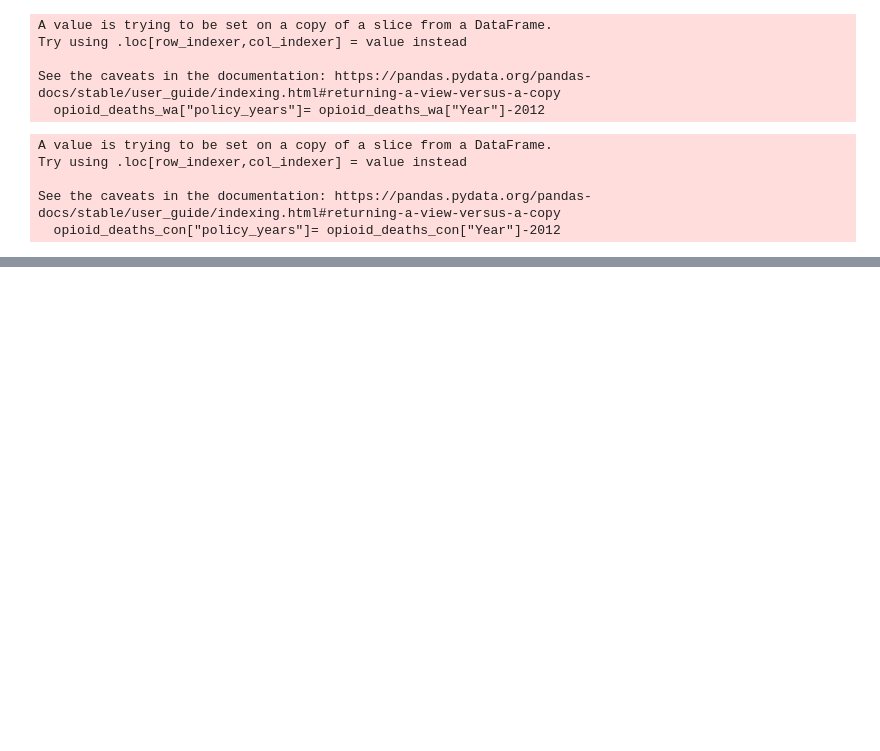
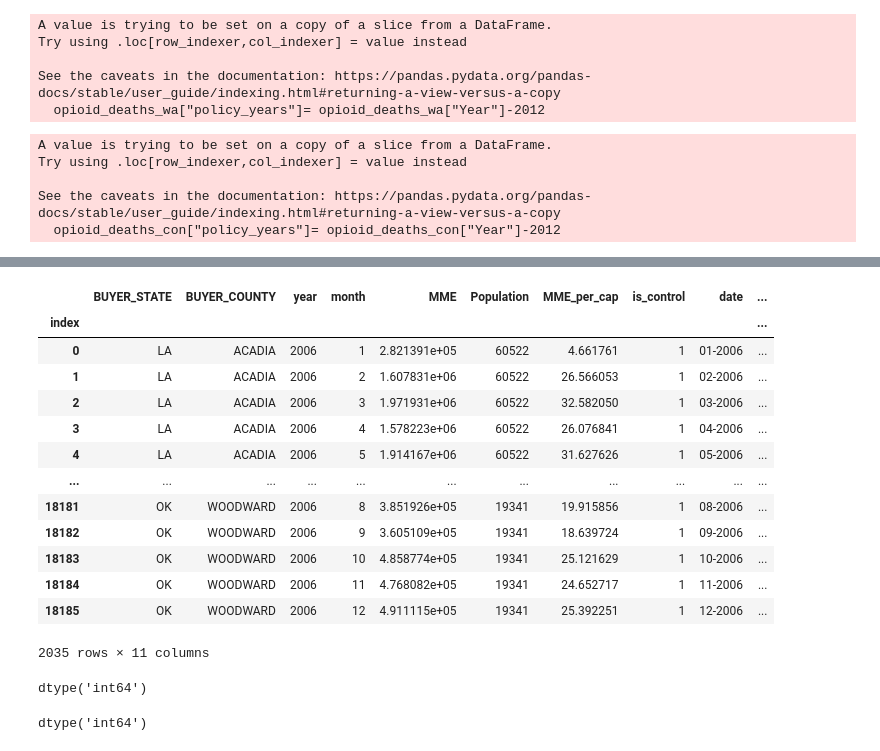
Before and after one commit to ShiningYang0207/opioid-control-policy, a Jupyter notebook: 30_plotting/plotting_modified2.ipynb, the cells around one changed output, grey strips where cells are left out. Drawn from its saved outputs; the diff is of its cells as text; code cells hidden in the pictures; blank space fills up the shorter version.

```diff
--- a/30_plotting/plotting_modified2.ipynb
+++ b/30_plotting/plotting_modified2.ipynb
@@ -499,0 +502,5 @@ diff_wa_death
+# %%
+month_opioid_buyers = pd.read_parquet("C:/MIDS/Github/pds2021-opioids-pds6/10_modified_data/opi_tx_pop.parquet", engine='fastparquet')
+
+month_opioid_buyers=month_opioid_buyers.rename(columns={"MME per cap":"MME_per_cap"})
+month_opioid_buyers.sample(10)
@@ -499,0 +528,22 @@ diff_wa_death
+# %%
+# Creating texas buyers df
+states = ["OK","LA","NM"]
+opioid_buyers_tx=month_opioid_buyers[month_opioid_buyers["BUYER_STATE"].isin(states)]
+
+#create column, to indicate whether control or not (1 for control, 0 for Texas)
+opioid_buyers_tx["is_control"]=np.where(opioid_buyers_tx["BUYER_STATE"]== 'TX', 0, 1)
+
+# add date = year + month
+opioid_buyers_tx['date'] = opioid_buyers_tx['month'].map(str)+ '-' + opioid_buyers_tx['year'].map(str)
+opioid_buyers_tx['date'] = pd.to_datetime(opioid_buyers_tx['date'], format='%m-%Y').dt.strftime('%m-%Y')
+
+#create policy years
+opioid_buyers_tx["policy_years"]= opioid_buyers_tx["year"]-2007
+#tx_opi_before=opioid_buyers_tx[opioid_buyers_tx["policy_years"]<0]
+#tx_opi_after=opioid_buyers_tx[opioid_buyers_tx["policy_years"]>=0]
+
+# add policy months
+opioid_buyers_tx['policy_months'] = opioid_buyers_tx['year']*100 + opioid_buyers_tx['month'] - 200700
+tx_opi_before=opioid_buyers_tx[opioid_buyers_tx["policy_months"]<0]
+tx_opi_before['policy_months'] = tx_opi_before['policy_months']+87
+tx_opi_after=opioid_buyers_tx[opioid_buyers_tx["policy_months"]>=0]
@@ -499,0 +568,25 @@ diff_wa_death
+# %%
+tx_opi_before
+# %% [output]
+|  | BUYER_STATE | BUYER_COUNTY | year | month | MME | Population | MME_per_cap | is_control | date | ... |
+| index |  |  |  |  |  |  |  |  |  | ... |
+| 0 | LA | ACADIA | 2006 | 1 | 2.821391e+05 | 60522 | 4.661761 | 1 | 01-2006 | ... |
+| 1 | LA | ACADIA | 2006 | 2 | 1.607831e+06 | 60522 | 26.566053 | 1 | 02-2006 | ... |
+| 2 | LA | ACADIA | 2006 | 3 | 1.971931e+06 | 60522 | 32.582050 | 1 | 03-2006 | ... |
+| 3 | LA | ACADIA | 2006 | 4 | 1.578223e+06 | 60522 | 26.076841 | 1 | 04-2006 | ... |
+| 4 | LA | ACADIA | 2006 | 5 | 1.914167e+06 | 60522 | 31.627626 | 1 | 05-2006 | ... |
+| ... | ... | ... | ... | ... | ... | ... | ... | ... | ... | ... |
+| 18181 | OK | WOODWARD | 2006 | 8 | 3.851926e+05 | 19341 | 19.915856 | 1 | 08-2006 | ... |
+| 18182 | OK | WOODWARD | 2006 | 9 | 3.605109e+05 | 19341 | 18.639724 | 1 | 09-2006 | ... |
+| 18183 | OK | WOODWARD | 2006 | 10 | 4.858774e+05 | 19341 | 25.121629 | 1 | 10-2006 | ... |
+| 18184 | OK | WOODWARD | 2006 | 11 | 4.768082e+05 | 19341 | 24.652717 | 1 | 11-2006 | ... |
+| 18185 | OK | WOODWARD | 2006 | 12 | 4.911115e+05 | 19341 | 25.392251 | 1 | 12-2006 | ... |
+2035 rows × 11 columns
+# %%
+tx_opi_before['policy_months'].dtype
+# %% [output]
+dtype('int64')
+# %%
+tx_opi_before['policy_years'].dtype
+# %% [output]
+dtype('int64')
```
Also changed, not shown: parts of 9 cells of this notebook.
